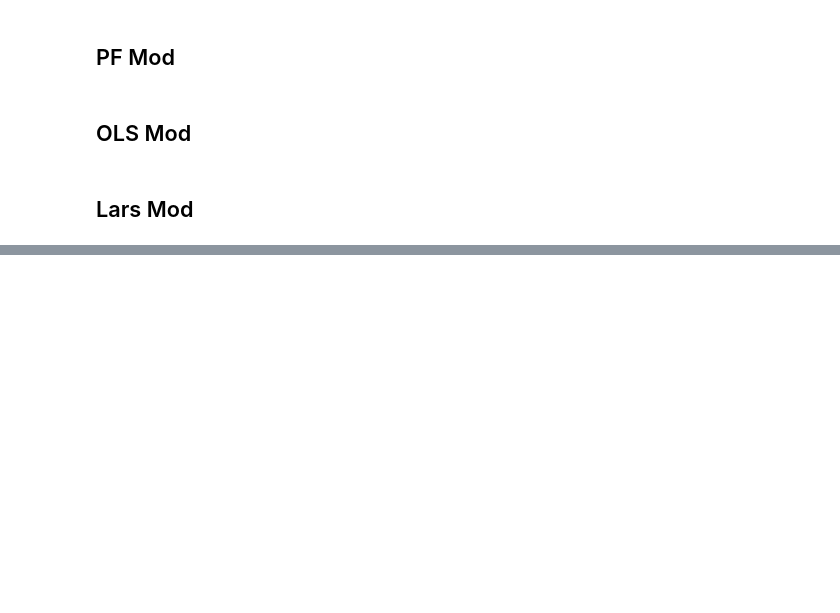
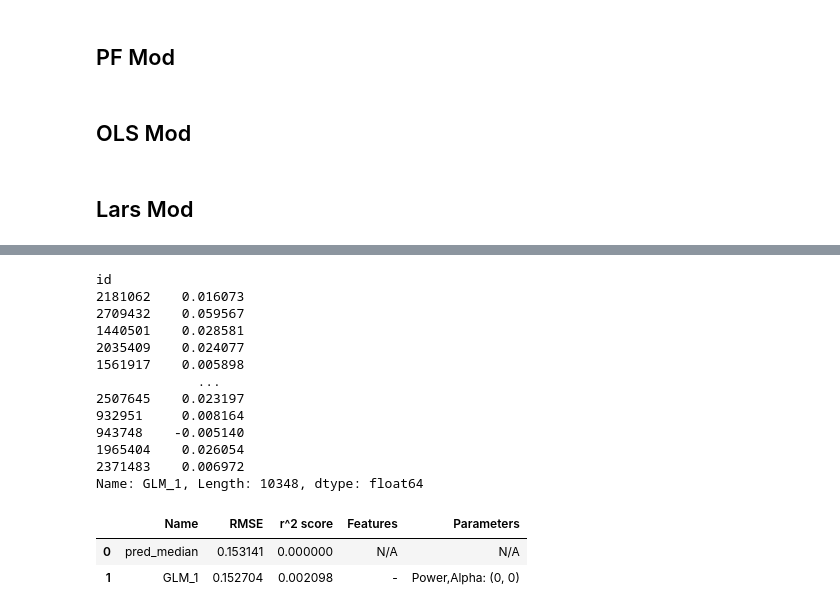
Before and after one commit to Shorter-Shenck/Zillow_Cluster_Regression, a Jupyter notebook: model.ipynb, the cells around one changed output, grey strips where cells are left out. Drawn from its saved outputs; the diff is of its cells as text; code cells hidden in the pictures; blank space fills up the shorter version.

```diff
--- a/model.ipynb
+++ b/model.ipynb
@@ -907,0 +738,19 @@ train_score(X_train, y_train)
+# %%
+model.score_on_test(X_test, y_test, X_train, y_train)
+# %% [output]
+id
+2181062    0.016073
+2709432    0.059567
+1440501    0.028581
+2035409    0.024077
+1561917    0.005898
+             ...
+2507645    0.023197
+932951     0.008164
+943748    -0.005140
+1965404    0.026054
+2371483    0.006972
+Name: GLM_1, Length: 10348, dtype: float64
+|  | Name | RMSE | r^2 score | Features | Parameters |
+| 0 | pred_median | 0.153141 | 0.000000 | N/A | N/A |
+| 1 | GLM_1 | 0.152704 | 0.002098 | - | Power,Alpha: (0, 0) |
```
Also changed, not shown: parts of 73 cells of this notebook, 4 other files.
